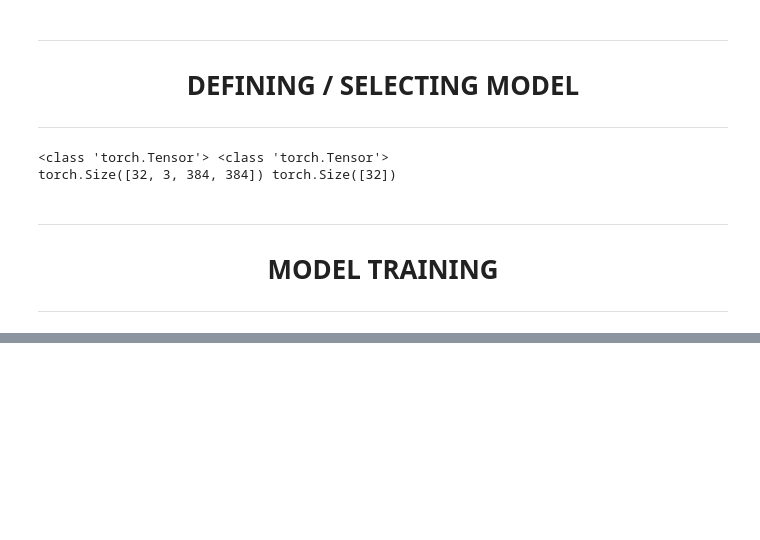
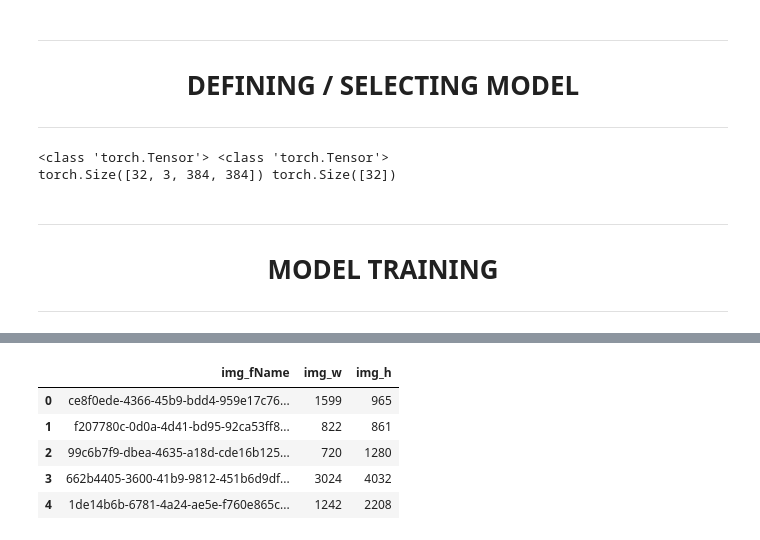
Before and after one commit to MuhammedShiway/AICrowd-Mosquito, a Jupyter notebook: [05]_Classification_1.ipynb, the cells around one changed output, grey strips where cells are left out. Drawn from its saved outputs; the diff is of its cells as text; code cells hidden in the pictures; blank space fills up the shorter version.

```diff
--- a/[05]_Classification_1.ipynb
+++ b/[05]_Classification_1.ipynb
@@ -292,0 +330,11 @@ Epoch 1/25
+# %%
+test_df = pd.read_csv(test_csv_path)
+
+test_df.head()
+# %% [output]
+|  | img_fName | img_w | img_h |
+| 0 | ce8f0ede-4366-45b9-bdd4-959e17c76... | 1599 | 965 |
+| 1 | f207780c-0d0a-4d41-bd95-92ca53ff8... | 822 | 861 |
+| 2 | 99c6b7f9-dbea-4635-a18d-cde16b125... | 720 | 1280 |
+| 3 | 662b4405-3600-41b9-9812-451b6d9df... | 3024 | 4032 |
+| 4 | 1de14b6b-6781-4a24-ae5e-f760e865c... | 1242 | 2208 |
```
Also changed, not shown: parts of 15 cells of this notebook.
